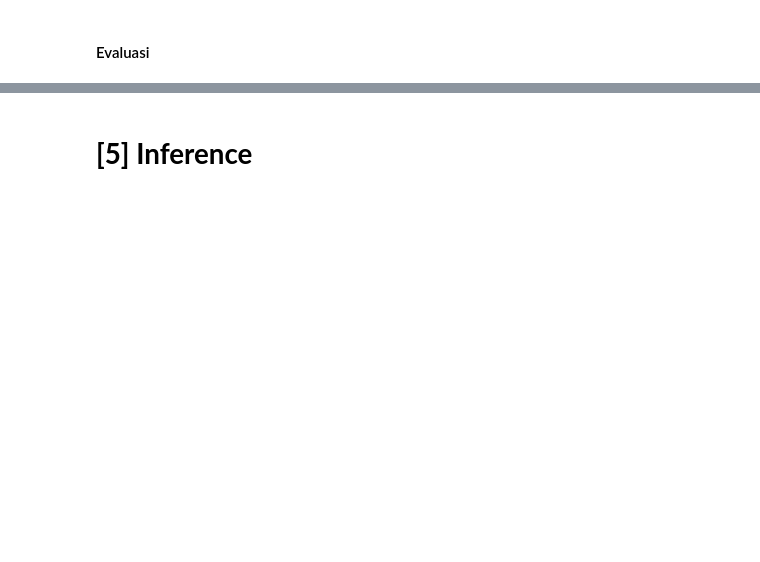
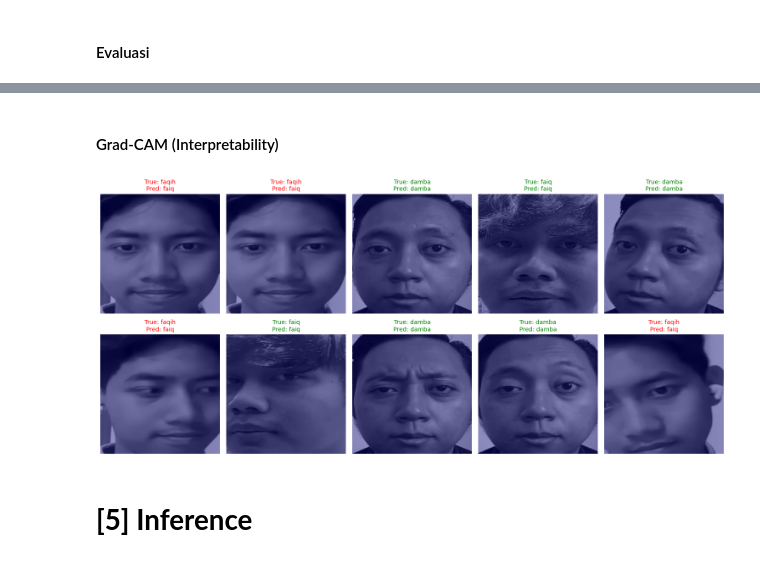
Before and after one commit to faqihfirman/computational-intelligence, a Jupyter notebook: tugas-kelompok/notebooks/cnn_model.ipynb, the cells around one changed output, grey strips where cells are left out. Drawn from its saved outputs; the diff is of its cells as text; code cells hidden in the pictures; blank space fills up the shorter version.

```diff
--- a/tugas-kelompok/notebooks/cnn_model.ipynb
+++ b/tugas-kelompok/notebooks/cnn_model.ipynb
@@ -292,3 +294,9 @@ weighted avg       0.79      0.78      0.75       195
+# %% [markdown]
+#### Grad-CAM (Interpretability)
+# %%
+plot_gradcam_samples(model, X_test, y_test_true, label_encoder, last_conv_layer_name="conv2d_1", n_samples=10, seed=SEED)
+# %% [output]
+[figure, added]
 # %% [markdown]
 # **[5] Inference**
 # %%
```
Also changed, not shown: parts of 7 cells of this notebook.
